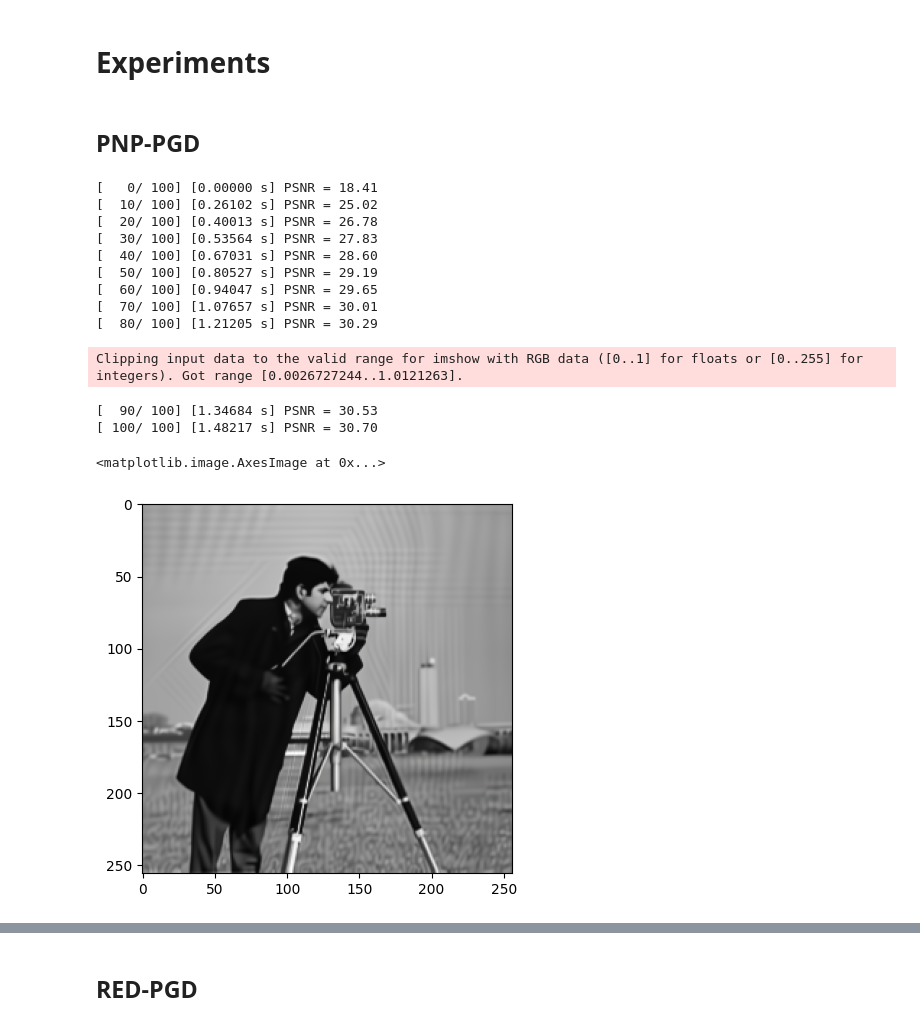
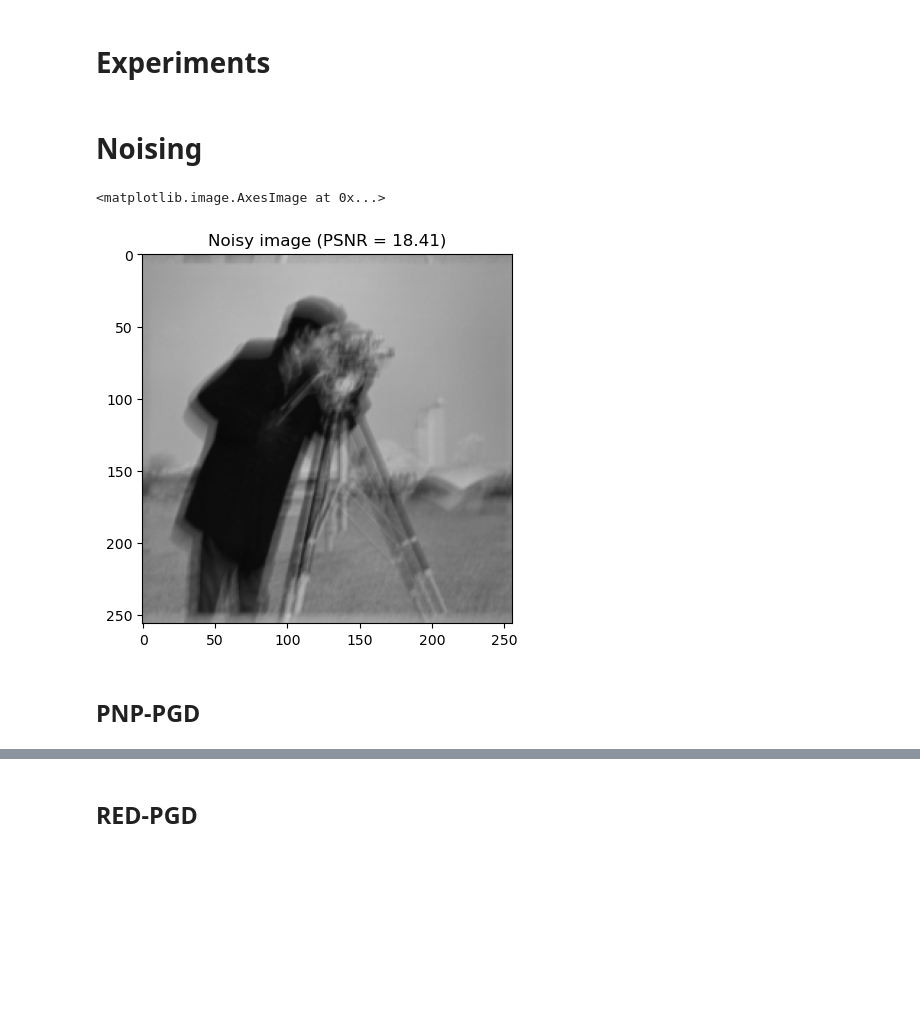
Before and after one commit to SullivanCastro/GMI_experiment, a Jupyter notebook: experiments.ipynb, the cells around one changed output, grey strips where cells are left out. Saved outputs shown, nothing was run; the diff lists cells and outputs as text; code cells hidden in the pictures; blank space fills up the shorter version.

```diff
--- a/experiments.ipynb
+++ b/experiments.ipynb
@@ -34,22 +39,19 @@ replace ckpts/drunet_color.pth? [y]es, [n]o, [A]ll, [N]one, [r]ename: rm: cannot
 # %% [markdown]
 # Experiments
+# %% [markdown]
+# Noising
+# %%
+image, _, noisy_image, _ = init_denoising("images/photographer.png")
+
+image = image.squeeze().permute(1, 2, 0)
+noisy_image = noisy_image.squeeze().permute(1, 2, 0)
+
+noisy_psnr = psnr(image, noisy_image)
+
+plt.title(f"Noisy image (PSNR = {noisy_psnr:.2f})")
+plt.imshow(noisy_image, cmap='gray')
+# %% [output]
+<matplotlib.image.AxesImage at 0x...>
+[figure, added]
 # %% [markdown]
 ## PNP-PGD
-# %%
-x, psnr = pnp_pgd_denoising("images/photographer.png", niter=100)
-plt.imshow(x)
-# %% [output]
-[   0/ 100] [0.00000 s] PSNR = 18.41
-[  10/ 100] [0.26102 s] PSNR = 25.02
-[  20/ 100] [0.40013 s] PSNR = 26.78
-[  30/ 100] [0.53564 s] PSNR = 27.83
-[  40/ 100] [0.67031 s] PSNR = 28.60
-[  50/ 100] [0.80527 s] PSNR = 29.19
-[  60/ 100] [0.94047 s] PSNR = 29.65
-[  70/ 100] [1.07657 s] PSNR = 30.01
-[  80/ 100] [1.21205 s] PSNR = 30.29
-Clipping input data to the valid range for imshow with RGB data ([0..1] for floats or [0..255] for integers). Got range [0.0026727244..1.0121263].
-[  90/ 100] [1.34684 s] PSNR = 30.53
-[ 100/ 100] [1.48217 s] PSNR = 30.70
-<matplotlib.image.AxesImage at 0x...>
-[figure, removed]
```
Also changed, not shown: parts of 10 cells of this notebook, 2 other files.
